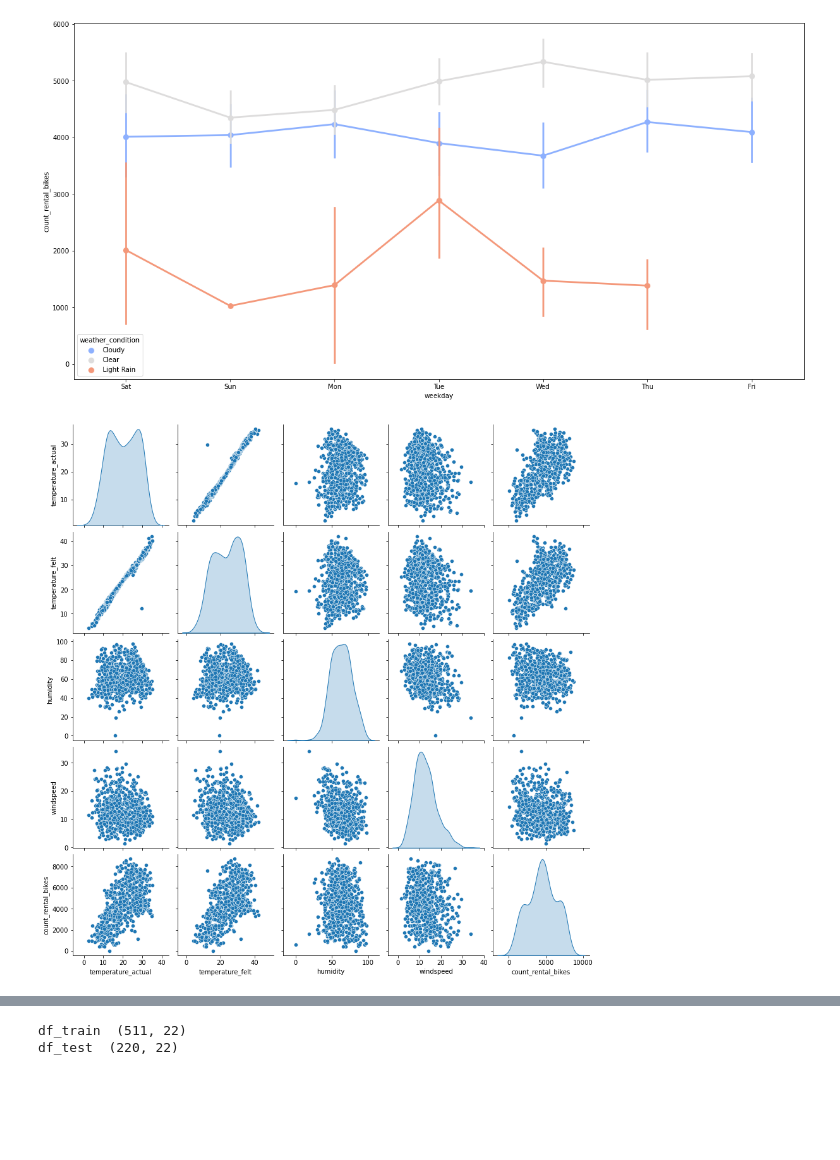
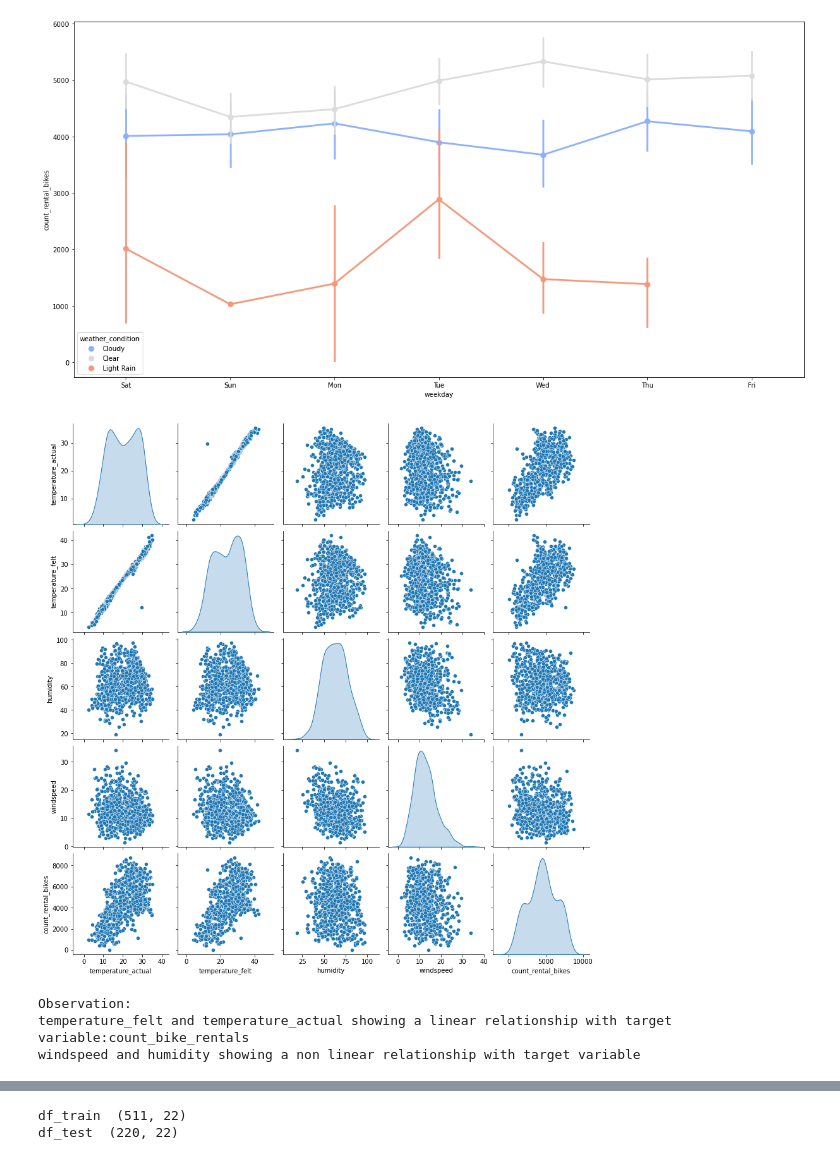
Before and after one commit to CharlieThomasCTG/Bike_sharing_regression, a Jupyter notebook: bike-sharing-multiple-linear-regression-Copy3.ipynb, the cells around one changed output, grey strips where cells are left out. Saved outputs shown, nothing was run; the diff lists cells and outputs as text; code cells hidden in the pictures; blank space fills up the shorter version.

Commit message:
Add files via upload
data cleaning and imputation

```diff
--- a/bike-sharing-multiple-linear-regression-Copy3.ipynb
+++ b/bike-sharing-multiple-linear-regression-Copy3.ipynb
@@ -282,3 +278,14 @@ df_bike_sharing['season'] = df_bike_sharing['season'].map({1:"spring", 2:"summer
 
 df_bike_sharing['weekday'] = df_bike_sharing['weekday'].map({1:'Mon',2:'Tue',3:'Wed',4:'Thu',5:'Fri',6:'Sat',0:'Sun'})
 df_bike_sharing['year']=df_bike_sharing['year'].map({0:'2018',1:'2019'})
+# %%
+#Round up the countinous varibale to 2 decimal points.
+df_bike_sharing['temperature_actual']=round(df_bike_sharing['temperature_actual'],2)
+df_bike_sharing['windspeed']=round(df_bike_sharing['windspeed'],2)
+df_bike_sharing['humidity']=round(df_bike_sharing['humidity'],2)
+df_bike_sharing['temperature_felt']=round(df_bike_sharing['temperature_felt'],2)
+# %%
+#Imputing humidity with its median where the value is 0.
+print('lowest value in humidity before imputation is:',df_bike_sharing['humidity'].min())
+df_bike_sharing['humidity'] = np.where(df_bike_sharing['humidity']==0,df_bike_sharing['humidity'].median(),df_bike_sharing['humidity'])
+print('lowest value in humidity after imputation is:',df_bike_sharing['humidity'].min())
@@ -495,11 +518,19 @@ sns.pointplot(x = 'weekday', y = 'count_rental_bikes', data = df_bike_sharing, e
 <AxesSubplot:xlabel='weekday', ylabel='count_rental_bikes'>
 [figure]
 # %%
-# Create a new dataframe of only numeric variables:
+# Create a new dataframe of only continous variables:
 
-bike_num_features=df_bike_sharing[[ 'temperature_actual','temperature_felt', 'humidity', 'windspeed','count_rental_bikes']]
+bike_cont_features=df_bike_sharing[[ 'temperature_actual','temperature_felt', 'humidity', 'windspeed','count_rental_bikes']]
 
-sns.pairplot(bike_num_features, diag_kind='kde')
+sns.pairplot(bike_cont_features, diag_kind='kde')
 plt.show()
+
+print()
+print('Observation:')
+print('temperature_felt and temperature_actual showing a linear relationship with target variable:count_bike_rentals')
+print('windspeed and humidity showing a non linear relationship with target variable')
 # %% [output]
-[figure, old version]
+[figure, new version]
+Observation:
+temperature_felt and temperature_actual showing a linear relationship with target variable:count_bike_rentals
+windspeed and humidity showing a non linear relationship with target variable
```
Also changed, not shown: parts of 36 cells of this notebook.
